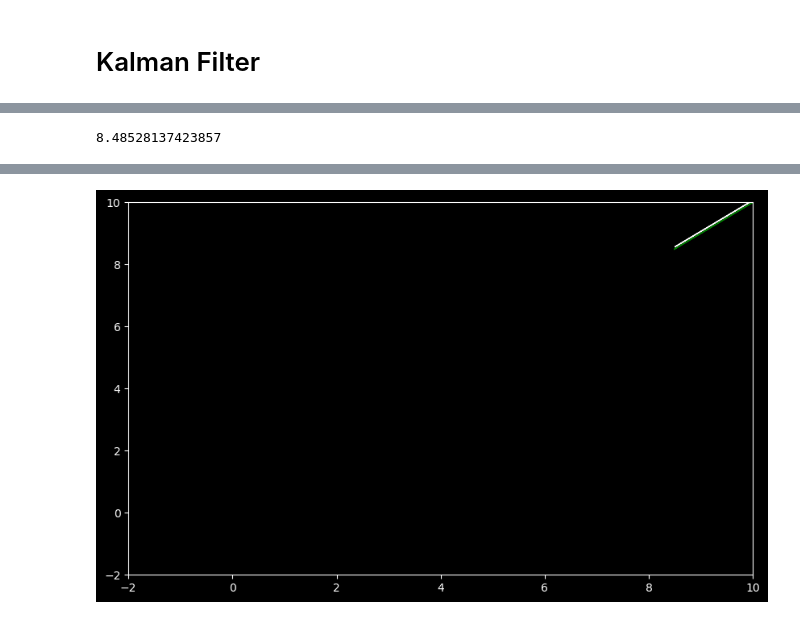
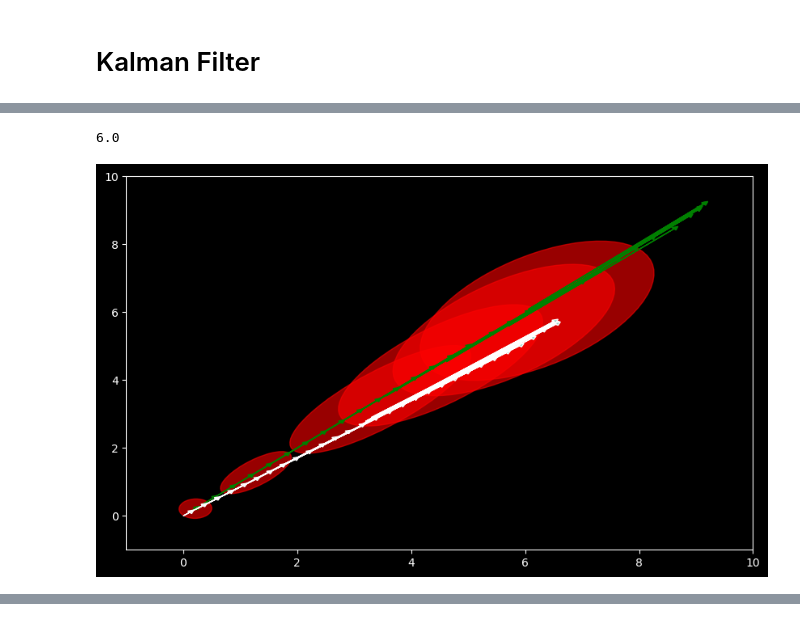
Before and after one commit to nuryte/localization, a Jupyter notebook: localization.ipynb, the cells around one changed output, grey strips where cells are left out. Cells and saved outputs as stored; diff of their text form; code cells hidden in the pictures.

```diff
--- a/localization.ipynb
+++ b/localization.ipynb
@@ -377,12 +379,12 @@ for u in U:
 dest = np.array([6,6])
 destun = .5
 
-vel = np.array([0,0])
+vel = np.array([6,0])
 
 (dest-np.array(vel))/sum((dest-np.array(vel))**2)**.5
 np.linalg.norm(dest-np.array(vel))
 # %% [output]
-8.48528137423857
+6.0
 # %%
 import numpy as np
 
@@ -395,61 +397,69 @@ def prob_motion2(x, u, motion_cov):
     ux, uy = u / magnitud
     # Rotation matrix
     R = np.array([[ux, -uy], [uy, ux]])
     v, w = linalg.eigh(motion_cov)
     S = np.array([[v[1], 0], [0, v[0]]])
     # Scale linearly with the magnitud
     S = 0.1*magnitud * S
     cov = dot(dot(dot(R, S), S), R.T)
     return mean, cov
 
 ax1 = plt.axes()
-ax1.set_xlim(-2, 10)
-ax1.set_ylim(-2, 10)
+ax1.set_xlim(-1, 10)
+ax1.set_ylim(-1, 10)
 
-timestep = 1
+timestep = .2
 imagestep = 1 # +- .5
-xmaxvel = 1
+xmaxvel = 1.5
 xunvel = (.7 + .4 * np.random.rand()) #random uncertainty in the velocity
-windvel = (-.05  + .1*np.random.rand(),-.05+ .1*np.random.rand())
+windvel = (-.2  + .4*np.random.rand(),-.2+ .4*np.random.rand())
 yawunvel = .1
 yawmaxvel = np.pi/10
 motion_cov = [[1,0], [0,.2]]  # covariance
 
 Q = [[1,0],[0,1]] #covariance of the error
 
 dest = np.array([6,6])
 destun = .5
 
-vel = [0,0]
-mean = [0,0]
-actual = [0,0]
+vel = np.array([0,0])
+mean = np.array([0,0])
+actual = np.array([0,0])
 yaw = 0
 cov = np.array([[.01,0], [0,.01]])
 times = 0
-lastmeasured = 0
-try:
-    while np.linalg.norm(dest-np.array(actual)) > destun and times < 10:
-        prediction = xmaxvel * np.linalg.norm(dest-np.array(mean))
-        movement = xunvel * prediction + windvel + (-.05  + .1*np.random.rand(),-.05+ .1*np.random.rand())
-        actual += movement*timestep
-        u = mean+prediction*timestep
-        mean, cov_t = prob_motion2(mean, u, motion_cov)
-        cov += cov_t
-        plt.arrow(mean[0], mean[1], u[0], u[1], head_width=1, head_length = 1, color = "green")
-        plt.arrow(actual[0], actual[1], u[0], u[1], head_width=1, head_length = 1)
+mean2 = np.array([0,0])
+actual2 = np.array([0,0])
 
-        if times%1 == 0:
-            #take a measurement
-            z = actual + (-.1  + .2*np.random.rand(),-.1+ .2*np.random.rand())
-            K = np.dot(cov, np.linalg.inv(cov + Q))
-            mean = mean + np.dot(K, z-mean)
-            cov = np.dot(np.identity(2)-K, cov)
-        print(cov)
-        print
+while np.linalg.norm(dest-np.array(actual)) > destun:
+    if times > 20:
+        break
+    prediction = xmaxvel * (dest.copy()-np.array(mean))/np.linalg.norm(dest-np.array(mean))
+    movement = xunvel * prediction.copy() + np.array(windvel) + np.array((-.05  + .1*np.random.rand(),-.05+ .1*np.random.rand()))
 
-        times += timestep
-    plt.show()
+    mean += prediction*timestep
+    actual += movement*timestep
 
-except:
-    pass
+
+    if round(times%1,1) == 0:
+        #take a measurement
+        z = actual + (-.1  + .2*np.random.rand(),-.1+ .2*np.random.rand())
+        K = np.dot(cov, np.linalg.inv(cov + Q))
+        mean = mean + np.dot(K, z-mean)
+        cov = np.dot(np.identity(2)-K, cov)
+        plt.arrow(mean2[0]/2, mean2[1]/2, mean[0]/2, mean[1]/2, head_width=.1, head_length = .1, color = "green")
+        #print(actual)
+        plt.arrow(actual2[0]/2, actual2[1]/2, actual[0]/2, actual[1]/2, head_width=.1, head_length = .1)
+        plot_gaussian_ellipse2(mean, cov, ax1, color='red', alpha=0.6)
+        mean2 = mean.copy()
+        actual2 = actual.copy()
+    #print(round(times%1,1) == 0)
+
+
+    times += timestep
+plt.show()
+
+print(mean)
+print(np.linalg.norm(dest-np.array(actual)) )
 # %% [output]
+[figure, new version]
@@ -476 +467,0 @@ except:
-[figure, old version]
```
Also changed, not shown: parts of 8 cells of this notebook.
